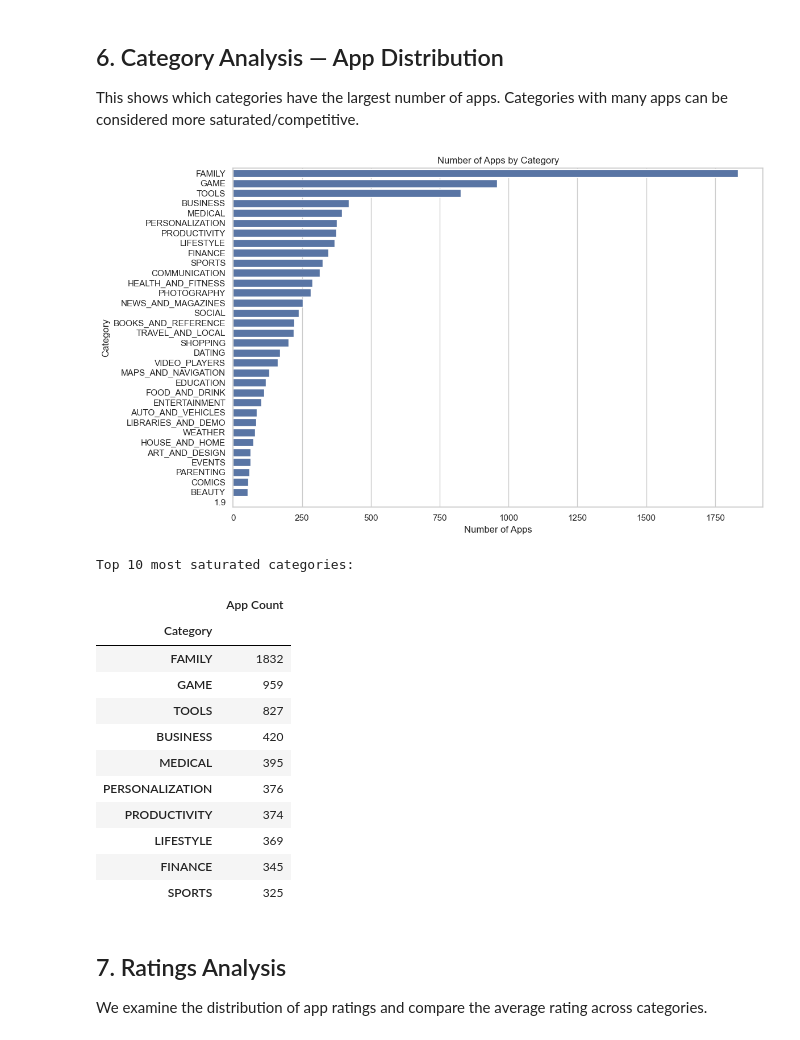
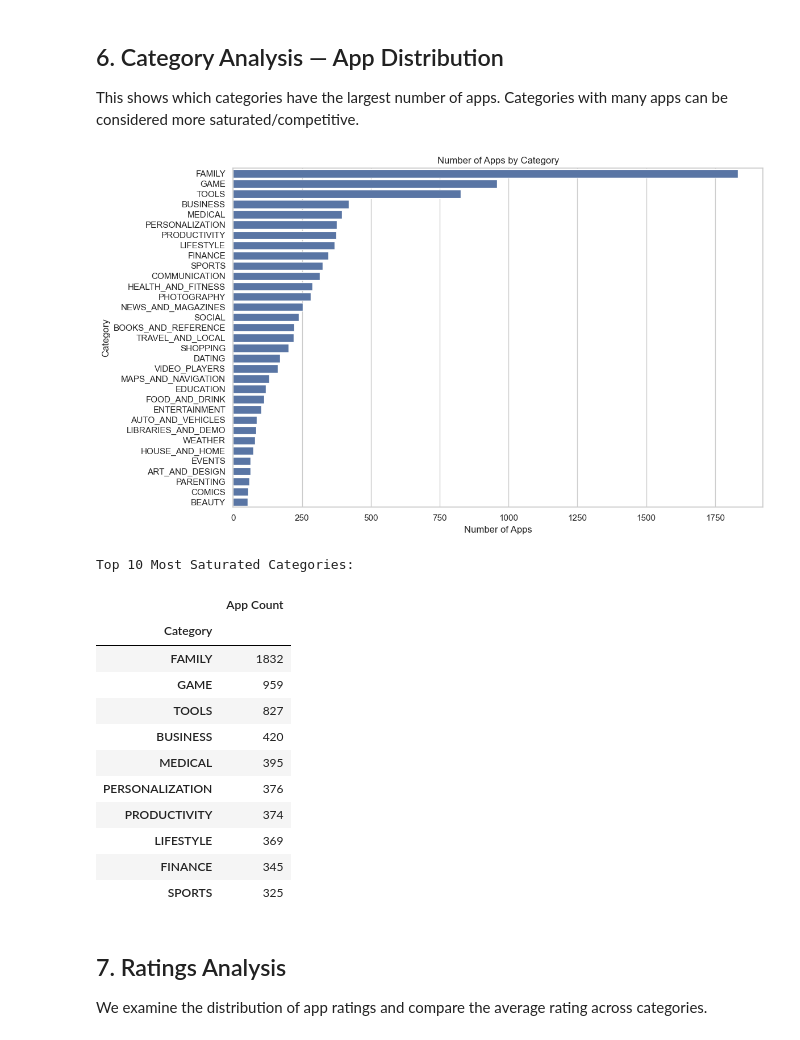
Before and after one commit to mehwish-Iqbal/OIBSIP, a Jupyter notebook: Task_03/Mehwish Iqbal Task_3.ipynb, the cells around one changed output. Saved outputs shown, nothing was run; the diff lists cells and outputs as text; code cells hidden in the pictures.

```diff
--- a/Task_03/Mehwish Iqbal Task_3.ipynb
+++ b/Task_03/Mehwish Iqbal Task_3.ipynb
@@ -210,34 +210,49 @@ Remaining duplicate rows: 0
 ## 6. Category Analysis — App Distribution
 
 This shows which categories have the largest number of apps. Categories with many apps can be considered more saturated/competitive.
-# %%
-category_counts = apps["Category"].value_counts().sort_values(ascending=False)
-
-plt.figure(figsize=(12, 7))
-sns.barplot(x=category_counts.values, y=category_counts.index)
-plt.title("Number of Apps by Category")
-plt.xlabel("Number of Apps")
-plt.ylabel("Category")
-plt.tight_layout()
-plt.show()
-
-print("Top 10 most saturated categories:")
-display(category_counts.head(10).to_frame("App Count"))
-# %% [output]
-[figure, removed]
-Top 10 most saturated categories:
-|  | App Count |
-| Category |  |
-| FAMILY | 1832 |
-| GAME | 959 |
-| TOOLS | 827 |
-| BUSINESS | 420 |
-| MEDICAL | 395 |
-| PERSONALIZATION | 376 |
-| PRODUCTIVITY | 374 |
-| LIFESTYLE | 369 |
-| FINANCE | 345 |
-| SPORTS | 325 |
+# %%
+# Clean Category column
+apps["Category"] = apps["Category"].astype(str).str.strip()
+
+# Remove invalid numeric category values such as "1.9"
+apps = apps[~apps["Category"].str.fullmatch(r"\d+(\.\d+)?", na=False)]
+
+# Recalculate category counts
+category_counts = apps["Category"].value_counts().sort_values(ascending=False)
+
+# Plot all categories
+plt.figure(figsize=(12, 7))
+sns.barplot(
+    x=category_counts.values,
+    y=category_counts.index
+)
+
+plt.title("Number of Apps by Category")
+plt.xlabel("Number of Apps")
+plt.ylabel("Category")
+plt.tight_layout()
+plt.show()
+
+# Top 10 categories
+print("Top 10 Most Saturated Categories:")
+display(
+    category_counts.head(10).to_frame("App Count")
+)
+# %% [output]
+[figure, added]
+Top 10 Most Saturated Categories:
+|  | App Count |
+| Category |  |
+| FAMILY | 1832 |
+| GAME | 959 |
+| TOOLS | 827 |
+| BUSINESS | 420 |
+| MEDICAL | 395 |
+| PERSONALIZATION | 376 |
+| PRODUCTIVITY | 374 |
+| LIFESTYLE | 369 |
+| FINANCE | 345 |
+| SPORTS | 325 |
 # %% [markdown]
 ## 7. Ratings Analysis
 
```
Also changed, not shown: parts of 8 cells of this notebook.
